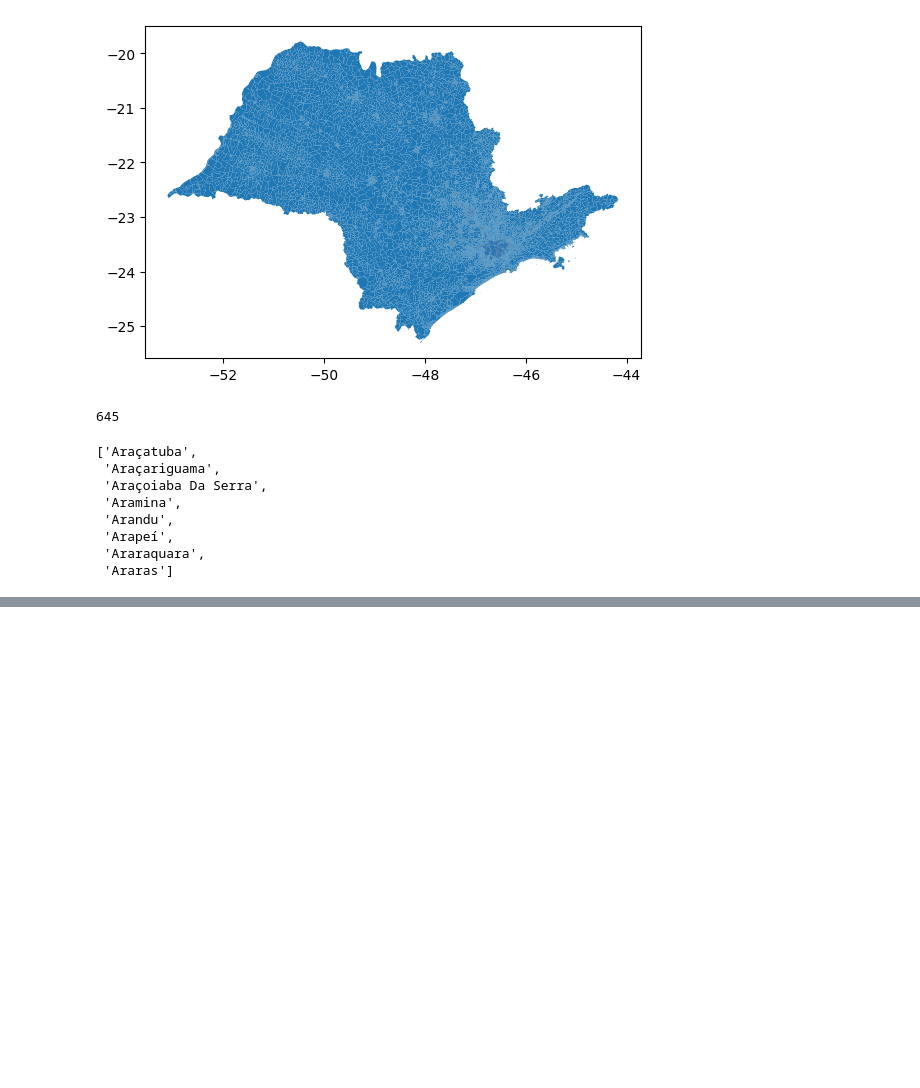
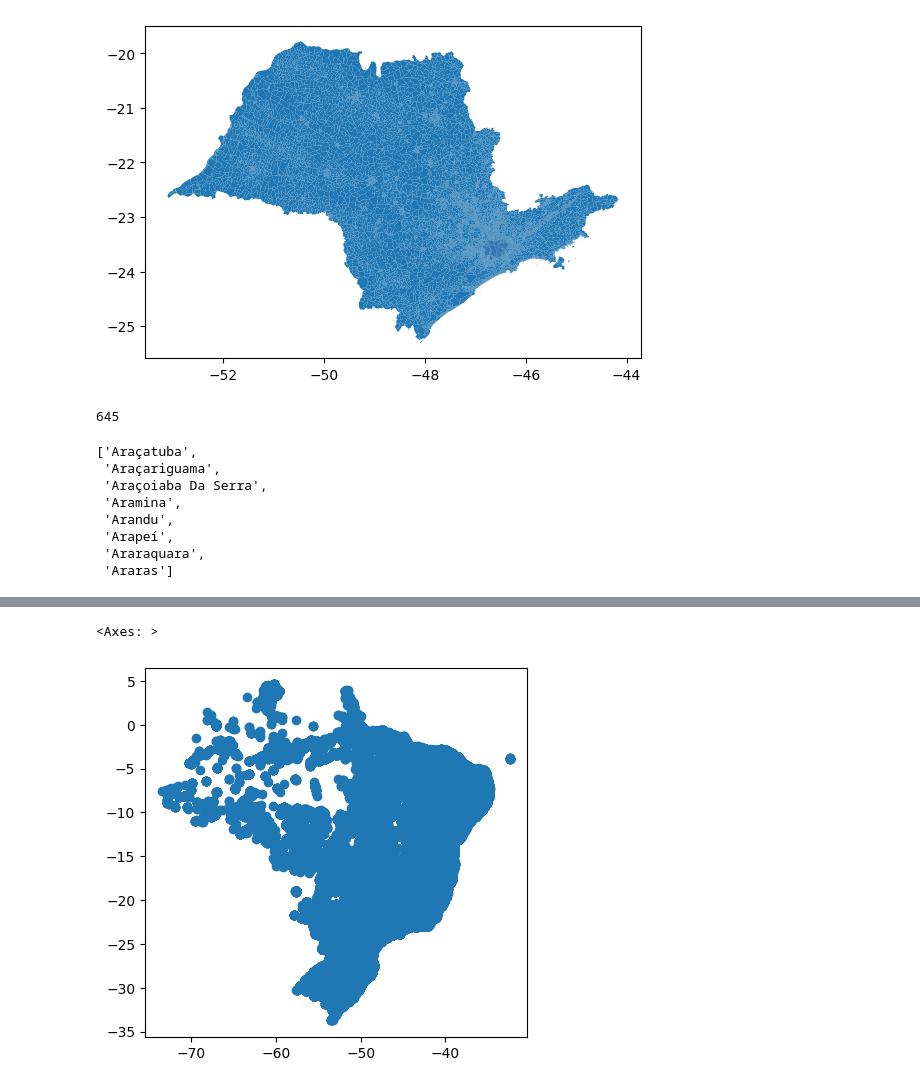
Before and after one commit to eduardoandd/Gerando_Mapas_Python, a Jupyter notebook: A2_Gerando_mapa_python.ipynb, the cells around one changed output, grey strips where cells are left out. Saved outputs shown, nothing was run; the diff lists cells and outputs as text; code cells hidden in the pictures; blank space fills up the shorter version.

Commit message:
Lendo sobre as instalações de saúde no Brasil e Estado de São Paulo

```diff
--- a/A2_Gerando_mapa_python.ipynb
+++ b/A2_Gerando_mapa_python.ipynb
@@ -113,0 +92,9 @@ censo_mogi_2010.head()
+# %%
+#LENDO AS INSTALAÇÕES DE SAÚDE NO BRASIL E ARMAZENANDO NA VARIÁVEL
+saude=geobr.read_health_facilities()
+# %%
+#VISUALIZANDO GEOMETRIA DOS DADOS
+saude.plot()
+# %% [output]
+<Axes: >
+[figure, added]
```
Also changed, not shown: parts of 6 cells of this notebook.
